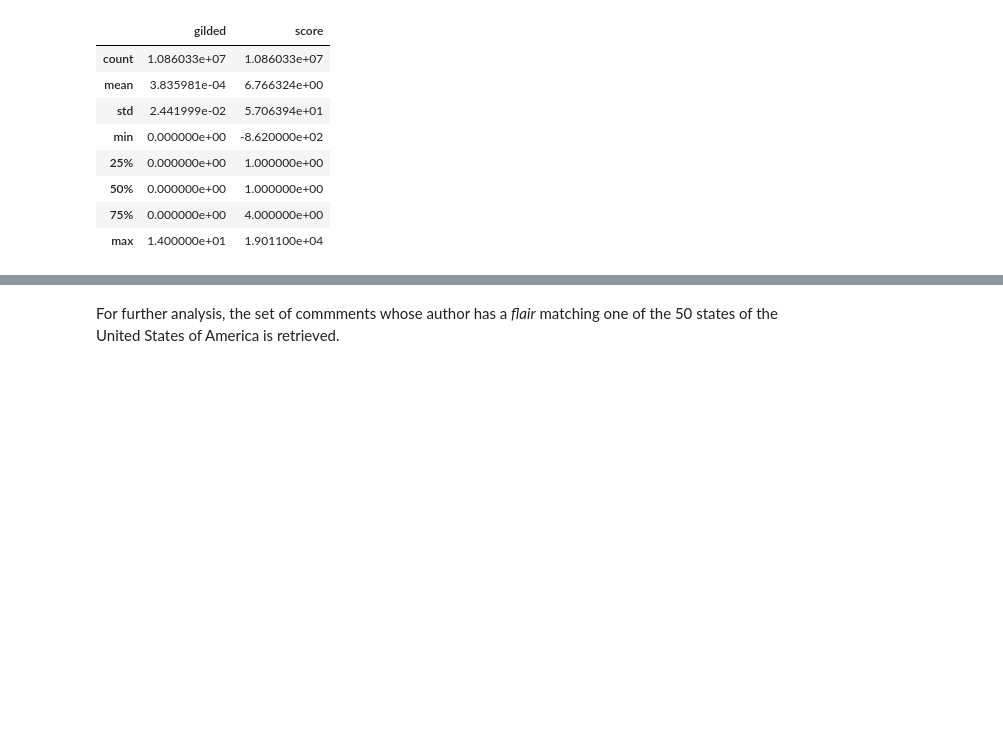
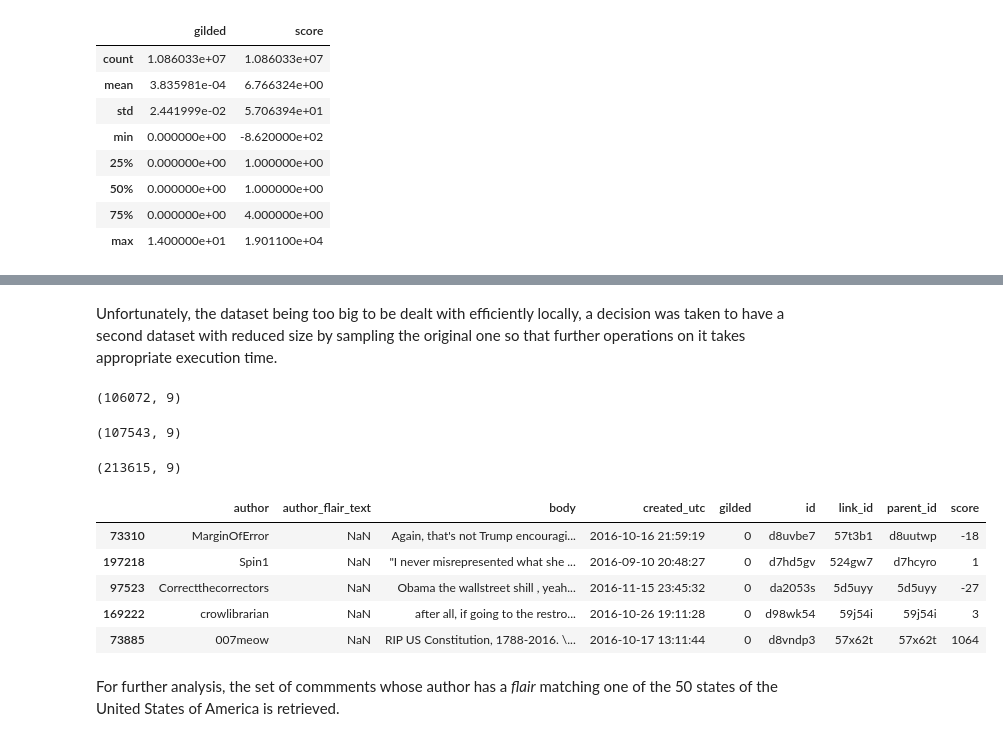
Before and after one commit to arthishow/Project, a Jupyter notebook: Final project.ipynb, the cells around one changed output, grey strips where cells are left out. Saved outputs shown, nothing was run; the diff lists cells and outputs as text; code cells hidden in the pictures; blank space fills up the shorter version.

Commit message:
reduced dataset code

```diff
--- a/Final project.ipynb
+++ b/Final project.ipynb
@@ -143,0 +146,27 @@ politics.sample(5).head()
+# %% [markdown]
+Unfortunately, the dataset being too big to be dealt with efficiently locally, a decision was taken to have a second dataset with reduced size by sampling the original one so that further operations on it takes appropriate execution time.
+# %%
+politics_outliers = politics[(politics['score'] > 300) | (politics['score'] < -15)]
+politics_sample = politics[(politics['score'] <= 300) & (politics['score'] >= -15)].sample(frac=0.01, random_state=23)
+# %%
+politics_outliers.shape
+# %% [output]
+(106072, 9)
+# %%
+politics_sample.shape
+# %% [output]
+(107543, 9)
+# %%
+politics_lite = pd.concat([politics_outliers, politics_sample]).reset_index(drop=True)
+politics_lite.shape
+# %% [output]
+(213615, 9)
+# %%
+politics_lite.sample(5).head()
+# %% [output]
+|  | author | author_flair_text | body | created_utc | gilded | id | link_id | parent_id | score |
+| 73310 | MarginOfError | NaN | Again, that's not Trump encouragi... | 2016-10-16 21:59:19 | 0 | d8uvbe7 | 57t3b1 | d8uutwp | -18 |
+| 197218 | Spin1 | NaN | "I never misrepresented what she ... | 2016-09-10 20:48:27 | 0 | d7hd5gv | 524gw7 | d7hcyro | 1 |
+| 97523 | Correctthecorrectors | NaN | Obama the wallstreet shill , yeah... | 2016-11-15 23:45:32 | 0 | da2053s | 5d5uyy | 5d5uyy | -27 |
+| 169222 | crowlibrarian | NaN | after all, if going to the restro... | 2016-10-26 19:11:28 | 0 | d98wk54 | 59j54i | 59j54i | 3 |
+| 73885 | 007meow | NaN | RIP US Constitution, 1788-2016. \... | 2016-10-17 13:11:44 | 0 | d8vndp3 | 57x62t | 57x62t | 1064 |
```
Also changed, not shown: parts of 26 cells of this notebook.
